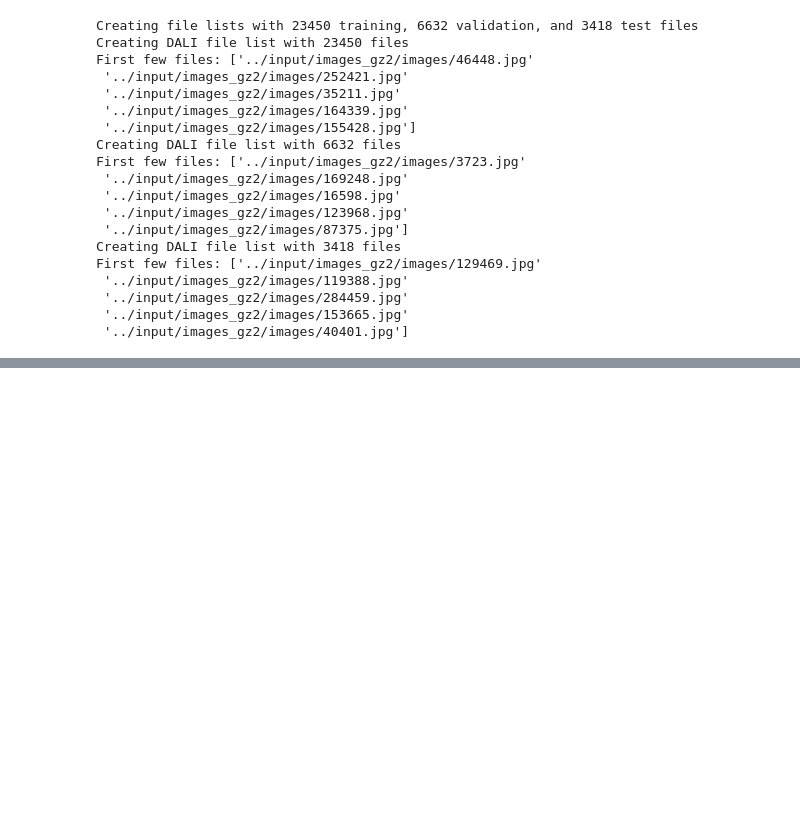
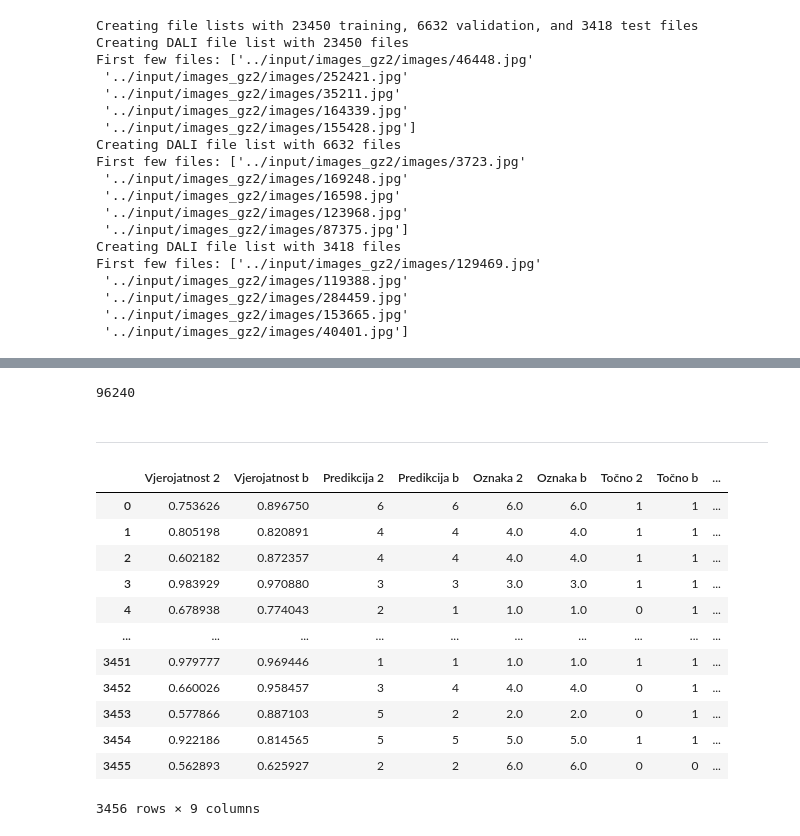
Before and after one commit to emadonev/morfologija_galaksija, a Jupyter notebook: galaxy_morph/nbs/attentionmaps.ipynb, the cells around one changed output, grey strips where cells are left out. Drawn from its saved outputs; the diff is of its cells as text; code cells hidden in the pictures; blank space fills up the shorter version.

```diff
--- a/galaxy_morph/nbs/attentionmaps.ipynb
+++ b/galaxy_morph/nbs/attentionmaps.ipynb
@@ -220,0 +289,23 @@ gc.collect()
+# %%
+torch.cuda.empty_cache()
+gc.collect()
+# %% [output]
+96240
+# %% [markdown]
+---
+# %%
+comparison
+# %% [output]
+|  | Vjerojatnost 2 | Vjerojatnost b | Predikcija 2 | Predikcija b | Oznaka 2 | Oznaka b | Točno 2 | Točno b | ... |
+| 0 | 0.753626 | 0.896750 | 6 | 6 | 6.0 | 6.0 | 1 | 1 | ... |
+| 1 | 0.805198 | 0.820891 | 4 | 4 | 4.0 | 4.0 | 1 | 1 | ... |
+| 2 | 0.602182 | 0.872357 | 4 | 4 | 4.0 | 4.0 | 1 | 1 | ... |
+| 3 | 0.983929 | 0.970880 | 3 | 3 | 3.0 | 3.0 | 1 | 1 | ... |
+| 4 | 0.678938 | 0.774043 | 2 | 1 | 1.0 | 1.0 | 0 | 1 | ... |
+| ... | ... | ... | ... | ... | ... | ... | ... | ... | ... |
+| 3451 | 0.979777 | 0.969446 | 1 | 1 | 1.0 | 1.0 | 1 | 1 | ... |
+| 3452 | 0.660026 | 0.958457 | 3 | 4 | 4.0 | 4.0 | 0 | 1 | ... |
+| 3453 | 0.577866 | 0.887103 | 5 | 2 | 2.0 | 2.0 | 0 | 1 | ... |
+| 3454 | 0.922186 | 0.814565 | 5 | 5 | 5.0 | 5.0 | 1 | 1 | ... |
+| 3455 | 0.562893 | 0.625927 | 2 | 2 | 6.0 | 6.0 | 0 | 0 | ... |
+3456 rows × 9 columns
```
Also changed, not shown: parts of 4 cells of this notebook, 12 other files.
